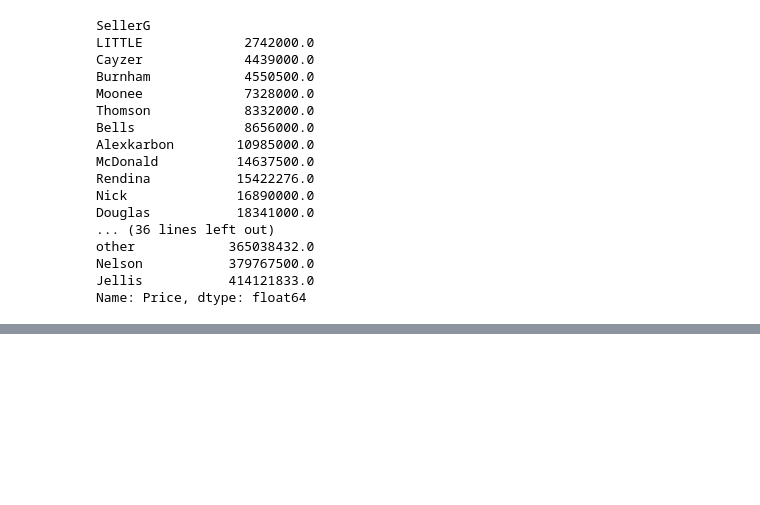
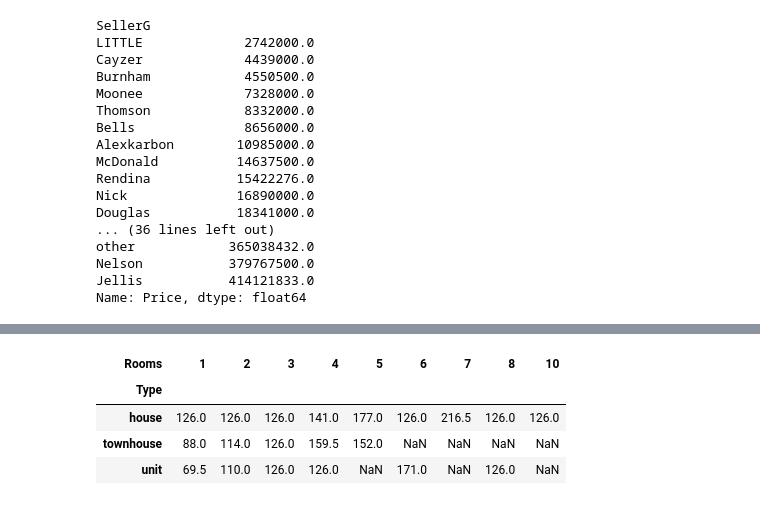
Before and after one commit to LNarnia/new_DS, a Jupyter notebook: Skillfactory/PY-12_Продвинутые методы/Продвинутые методы.ipynb, the cells around one changed output, grey strips where cells are left out. Cells and saved outputs as stored; diff of their text form; code cells hidden in the pictures; blank space fills up the shorter version.

```diff
--- a/Skillfactory/PY-12_Продвинутые методы/Продвинутые методы.ipynb
+++ b/Skillfactory/PY-12_Продвинутые методы/Продвинутые методы.ipynb
@@ -293,0 +487,8 @@ Name: Price, dtype: float64
+# %%
+melb_df.pivot_table(values = 'BuildingArea', index = 'Type', columns ='Rooms', aggfunc = 'median')
+# %% [output]
+| Rooms | 1 | 2 | 3 | 4 | 5 | 6 | 7 | 8 | 10 |
+| Type |  |  |  |  |  |  |  |  |  |
+| house | 126.0 | 126.0 | 126.0 | 141.0 | 177.0 | 126.0 | 216.5 | 126.0 | 126.0 |
+| townhouse | 88.0 | 114.0 | 126.0 | 159.5 | 152.0 | NaN | NaN | NaN | NaN |
+| unit | 69.5 | 110.0 | 126.0 | 126.0 | NaN | 171.0 | NaN | 126.0 | NaN |
```
Also changed, not shown: parts of 16 cells of this notebook, 7 other files.
